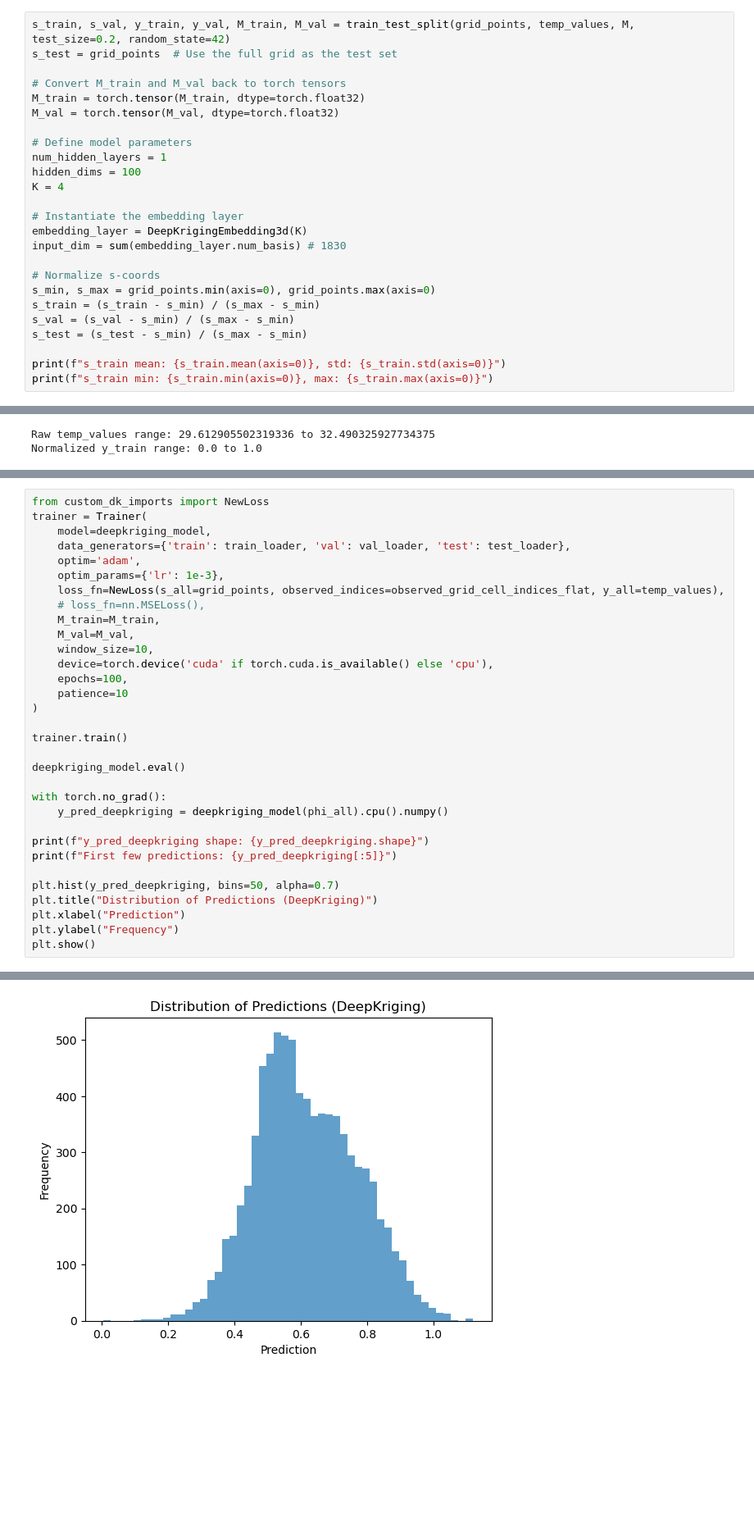
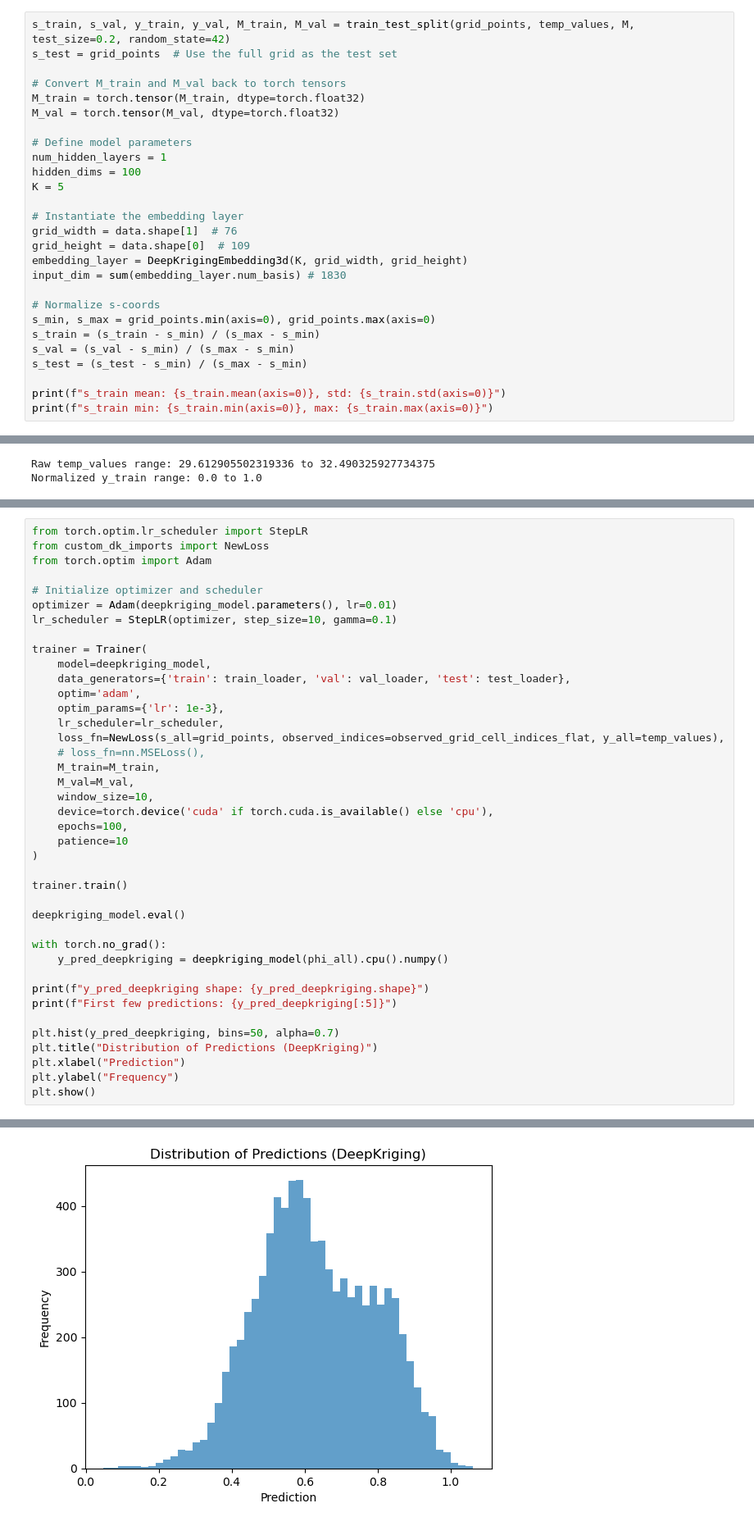
Before and after one commit to elliekkim/deep_ps, a Jupyter notebook: ps_on_durham/dk_ps_durham.ipynb, the cells around one changed output, grey strips where cells are left out. Shown: that part at 82% size. Drawn from its saved outputs; the diff is of its cells as text; blank space fills up the shorter version.

```diff
--- a/ps_on_durham/dk_ps_durham.ipynb
+++ b/ps_on_durham/dk_ps_durham.ipynb
@@ -358,10 +372,12 @@ M_val = torch.tensor(M_val, dtype=torch.float32)
 # Define model parameters
 num_hidden_layers = 1
 hidden_dims = 100
-K = 4
+K = 5
 
 # Instantiate the embedding layer
-embedding_layer = DeepKrigingEmbedding3d(K)
+grid_width = data.shape[1]  # 76
+grid_height = data.shape[0]  # 109
+embedding_layer = DeepKrigingEmbedding3d(K, grid_width, grid_height)
 input_dim = sum(embedding_layer.num_basis) # 1830
 
 # Normalize s-coords
@@ -509,12 +525,20 @@ Normalized y_train range: 0.0 to 1.0
 # plt.ylabel('y-coord (half-km)')
 # plt.show()
 # %%
+from torch.optim.lr_scheduler import StepLR
 from custom_dk_imports import NewLoss
+from torch.optim import Adam
+
+# Initialize optimizer and scheduler
+optimizer = Adam(deepkriging_model.parameters(), lr=0.01)
+lr_scheduler = StepLR(optimizer, step_size=10, gamma=0.1)
+
 trainer = Trainer(
     model=deepkriging_model,
     data_generators={'train': train_loader, 'val': val_loader, 'test': test_loader},
     optim='adam',
     optim_params={'lr': 1e-3},
+    lr_scheduler=lr_scheduler,
     loss_fn=NewLoss(s_all=grid_points, observed_indices=observed_grid_cell_indices_flat, y_all=temp_values),
     # loss_fn=nn.MSELoss(),
     M_train=M_train,
@@ -561,4 +603,4 @@ Validation:
-[figure, old version]
+[figure, new version]
 # %%
 plt.figure(figsize=(12, 6))
 plt.subplot(1, 2, 1)
```
Also changed, not shown: parts of 5 cells of this notebook, 2 other files.
